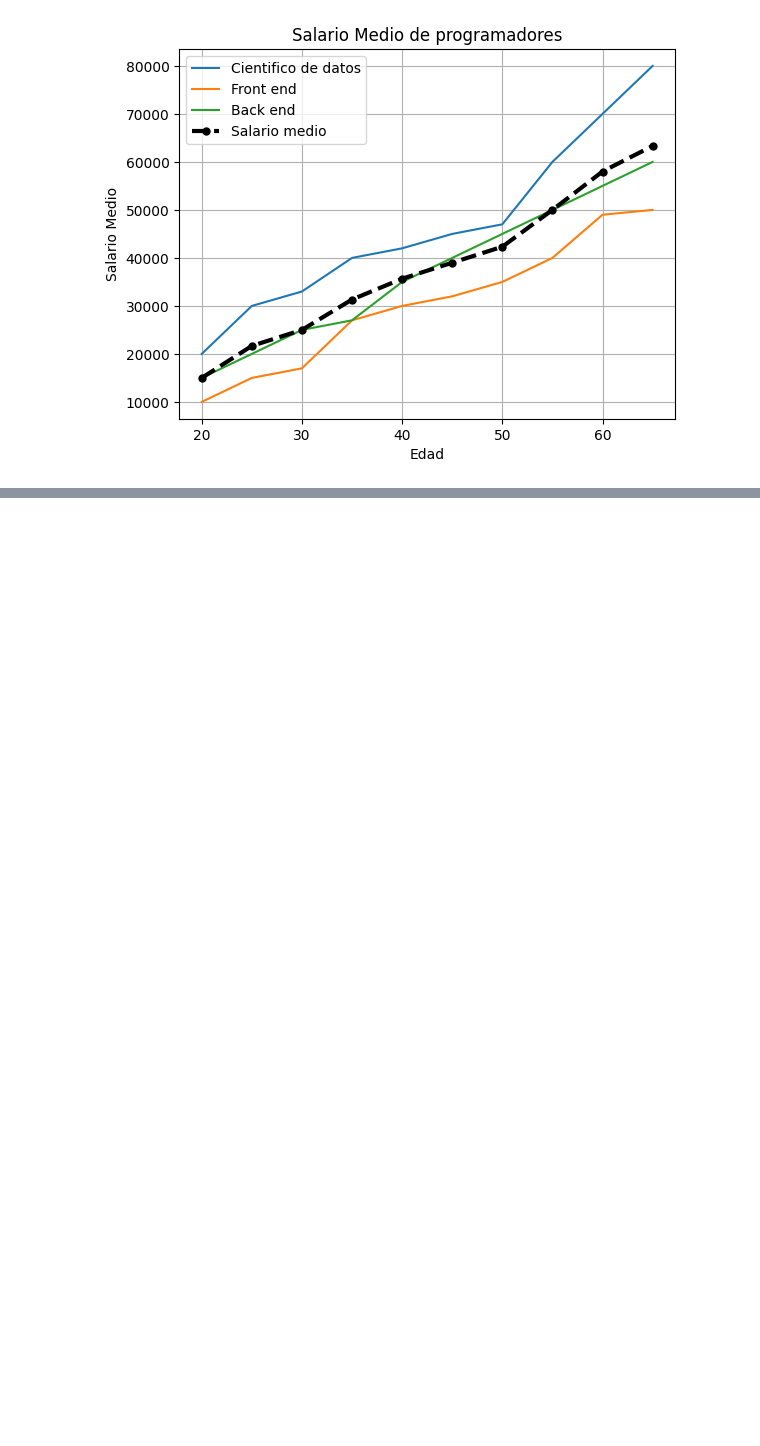
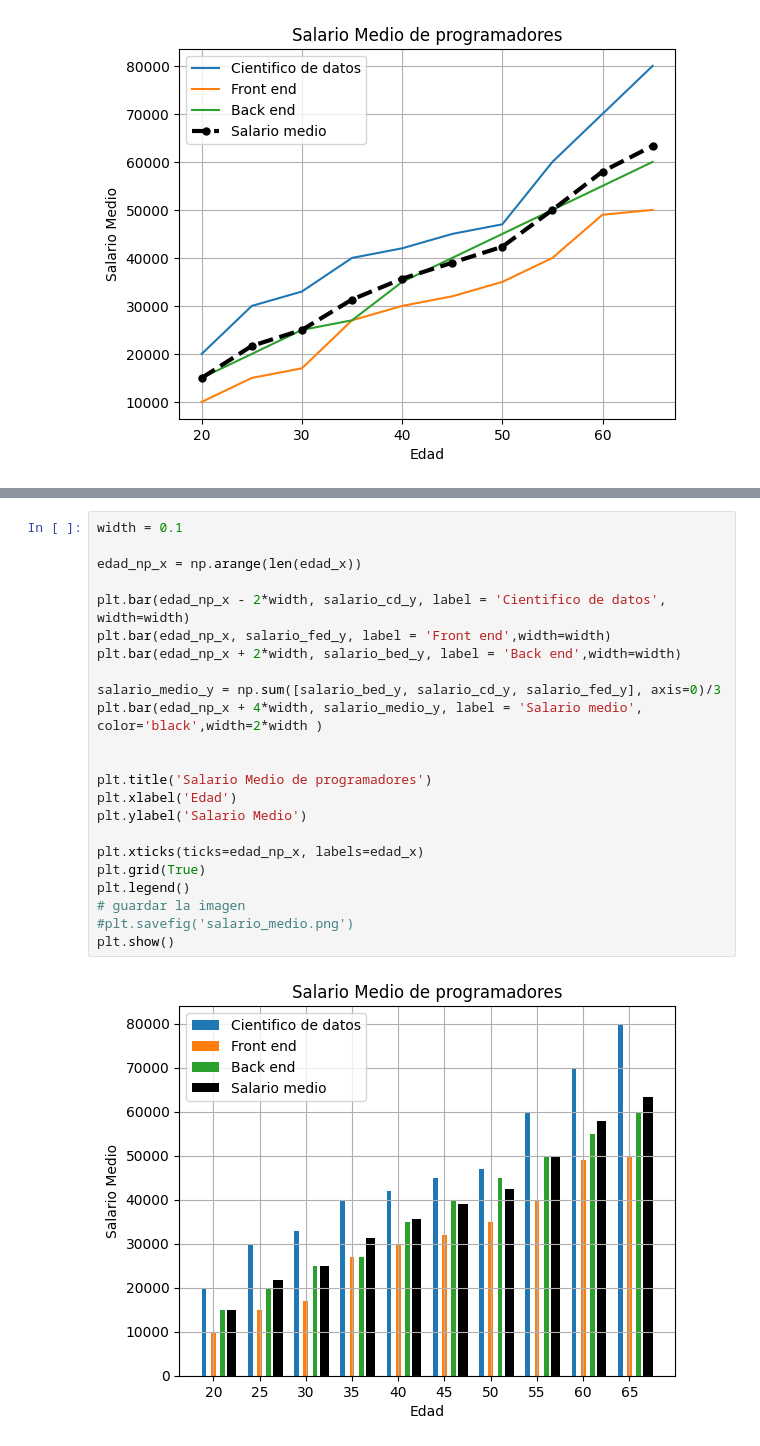
Before and after one commit to tackel/Ciencia-de-datos---Curso, a Jupyter notebook: Matplotlib/Matplotlib_ejercicios.ipynb, the cells around one changed output, grey strips where cells are left out. Drawn from its saved outputs; the diff is of its cells as text; blank space fills up the shorter version.

```diff
--- a/Matplotlib/Matplotlib_ejercicios.ipynb
+++ b/Matplotlib/Matplotlib_ejercicios.ipynb
@@ -68,0 +91,25 @@ plt.show()
+# %%
+width = 0.1
+
+edad_np_x = np.arange(len(edad_x))
+
+plt.bar(edad_np_x - 2*width, salario_cd_y, label = 'Cientifico de datos', width=width)
+plt.bar(edad_np_x, salario_fed_y, label = 'Front end',width=width)
+plt.bar(edad_np_x + 2*width, salario_bed_y, label = 'Back end',width=width)
+
+salario_medio_y = np.sum([salario_bed_y, salario_cd_y, salario_fed_y], axis=0)/3
+plt.bar(edad_np_x + 4*width, salario_medio_y, label = 'Salario medio', color='black',width=2*width )
+
+
+plt.title('Salario Medio de programadores')
+plt.xlabel('Edad')
+plt.ylabel('Salario Medio')
+
+plt.xticks(ticks=edad_np_x, labels=edad_x)
+plt.grid(True)
+plt.legend()
+# guardar la imagen
+#plt.savefig('salario_medio.png')
+plt.show()
+# %% [output]
+[figure, added]
```
Also changed, not shown: parts of 1 cell of this notebook.
